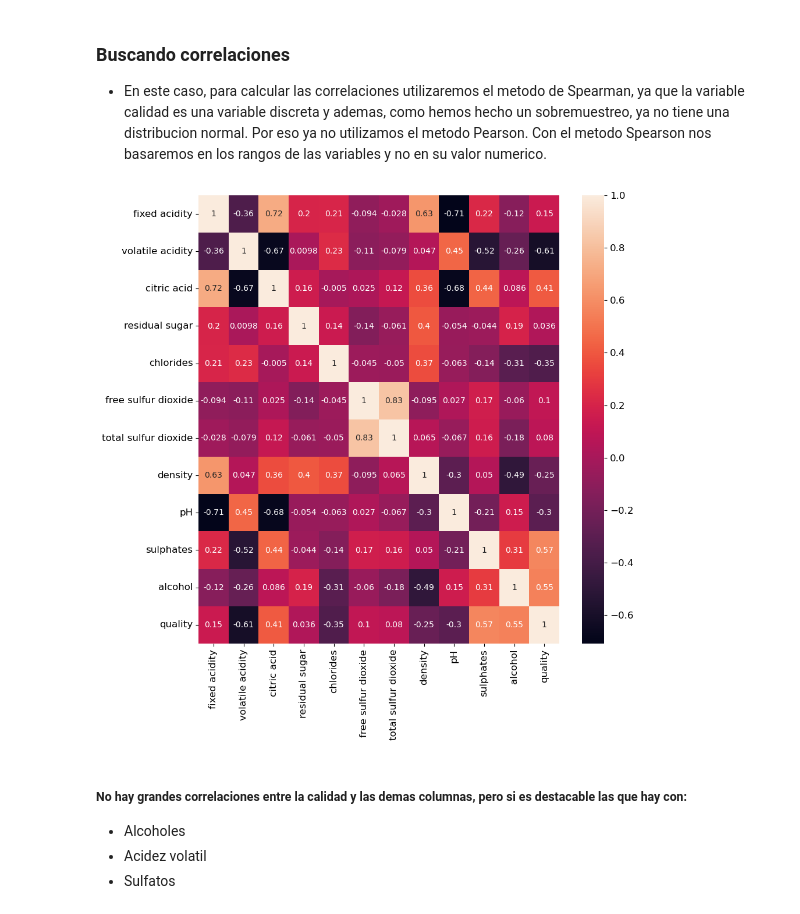
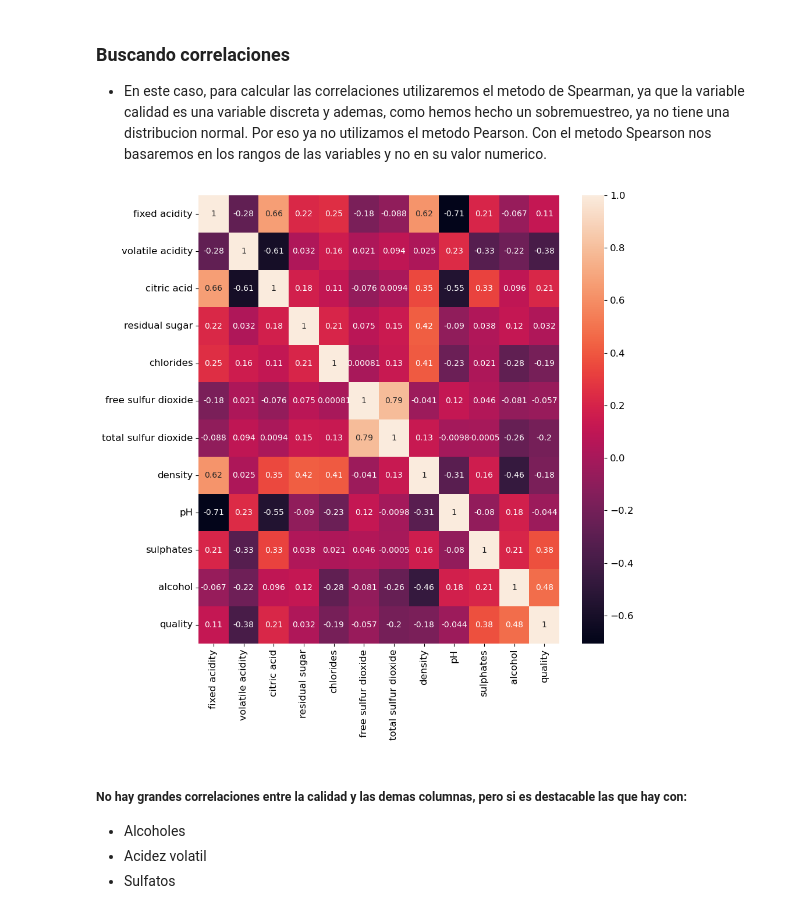
Before and after one commit to joshMonarch/vinos_clf, a Jupyter notebook: calidad_vinos.ipynb, the cells around one changed output. Saved outputs shown, nothing was run; the diff lists cells and outputs as text; code cells hidden in the pictures.

```diff
--- a/calidad_vinos.ipynb
+++ b/calidad_vinos.ipynb
@@ -153,9 +116,9 @@ plt.show()
 - En este caso, para calcular las correlaciones utilizaremos el metodo de Spearman, ya que la variable calidad es una variable discreta y ademas, como hemos hecho un sobremuestreo, ya no tiene una distribucion normal. Por eso ya no utilizamos el metodo Pearson. Con el metodo Spearson nos basaremos en los rangos de las variables y no en su valor numerico.
 # %%
 fig, axis= plt.subplots(figsize=(10,10))
-sns.heatmap(wines_balanced.corr(method="spearman"), annot=True, ax=axis);
+sns.heatmap(wines.corr(method="spearman"), annot=True, ax=axis);
 # %% [output]
-[figure, old version]
+[figure, new version]
 # %% [markdown]
 ##### No hay grandes correlaciones entre la calidad y las demas columnas, pero si es destacable las que hay con:
 - Alcoholes
```
Also changed, not shown: parts of 44 cells of this notebook.
